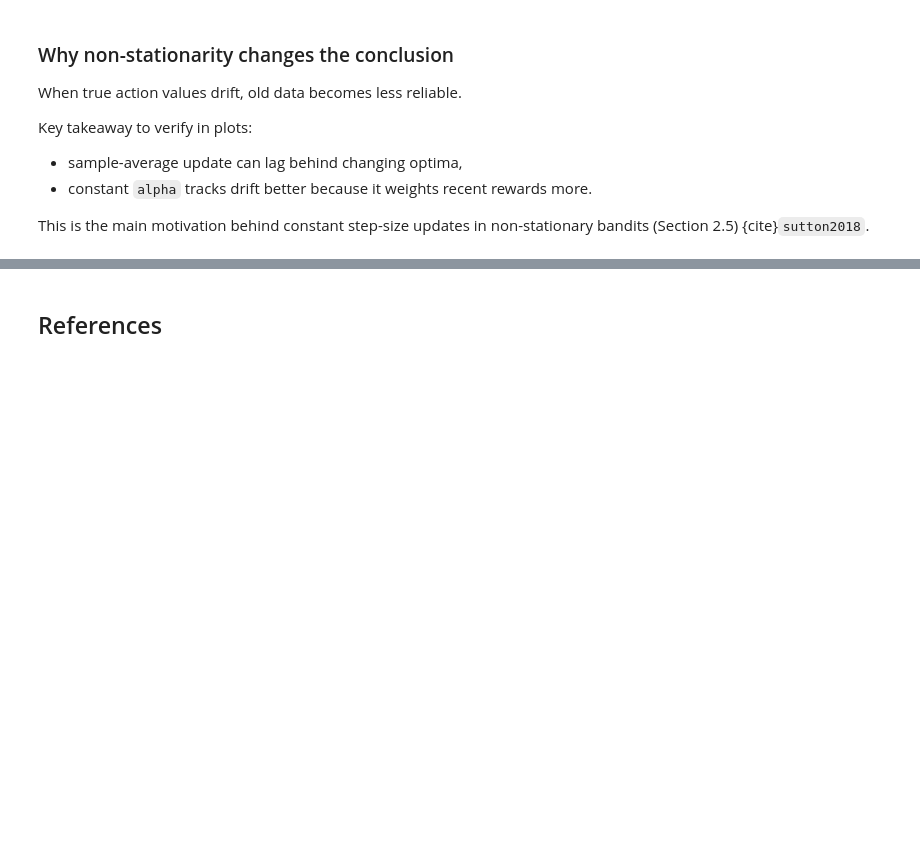
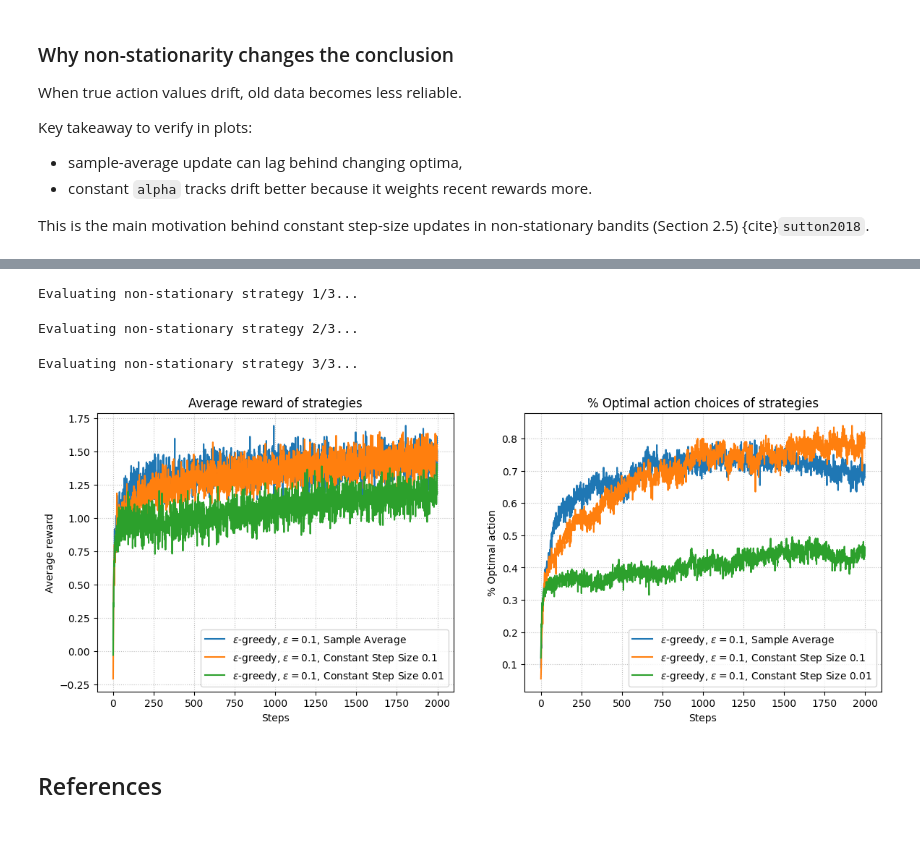
Before and after one commit to BartaZoltan/deep-reinforcement-learning-course, a Jupyter notebook: notebooks/sessions/session_01_k_armed_bandit/session_01_k_armed_bandit.ipynb, the cells around one changed output, grey strips where cells are left out. Cells and saved outputs as stored; diff of their text form; code cells hidden in the pictures; blank space fills up the shorter version.

````diff
--- a/notebooks/sessions/session_01_k_armed_bandit/session_01_k_armed_bandit.ipynb
+++ b/notebooks/sessions/session_01_k_armed_bandit/session_01_k_armed_bandit.ipynb
@@ -902,3 +1129,26 @@ plotResults(strategies_nonstationary, rewards_ns, best_action_choices_ns)
+# %%
+
+K = 10
+strategies_nonstationary = [
+    EpsilonGreedy(K, epsilon=0.1, step_size=None,name_suffix="Sample Average"),
+    EpsilonGreedy(K, epsilon=0.1, step_size=0.1,name_suffix="Constant Step Size 0.1"),
+    EpsilonGreedy(K, epsilon=0.1, step_size=0.01,name_suffix="Constant Step Size 0.01"),
+]
+
+rewards_ns, best_action_choices_ns = simulate_nonstationary(
+    strategies_nonstationary,
+    K=K,
+    runs=200,
+    n_steps=2000,
+    drift_std=0.01,
+)
+
+plotResults(strategies_nonstationary, rewards_ns, best_action_choices_ns)
+# %% [output]
+Evaluating non-stationary strategy 1/3...
+Evaluating non-stationary strategy 2/3...
+Evaluating non-stationary strategy 3/3...
+[figure, added]
 # %% [markdown]
 ## References
 ```{bibliography}
````
Also changed, not shown: parts of 23 cells of this notebook, 14 other files.
